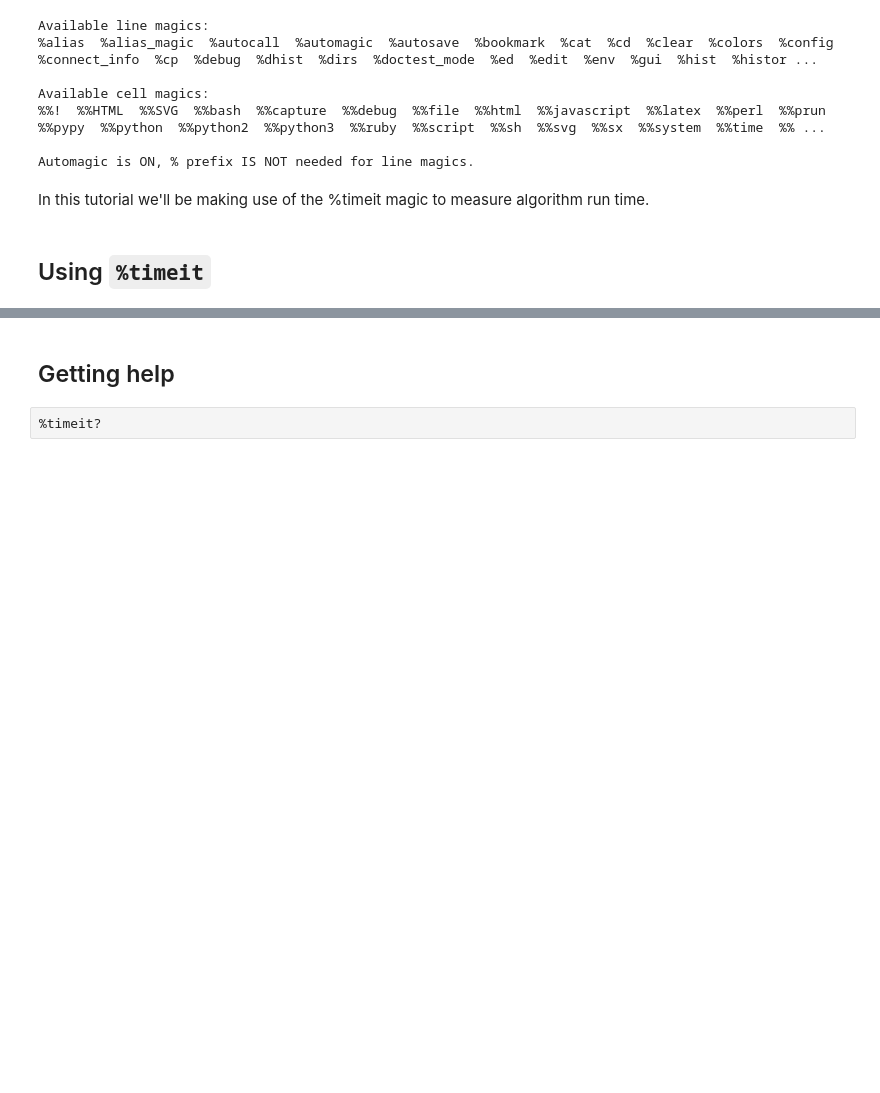
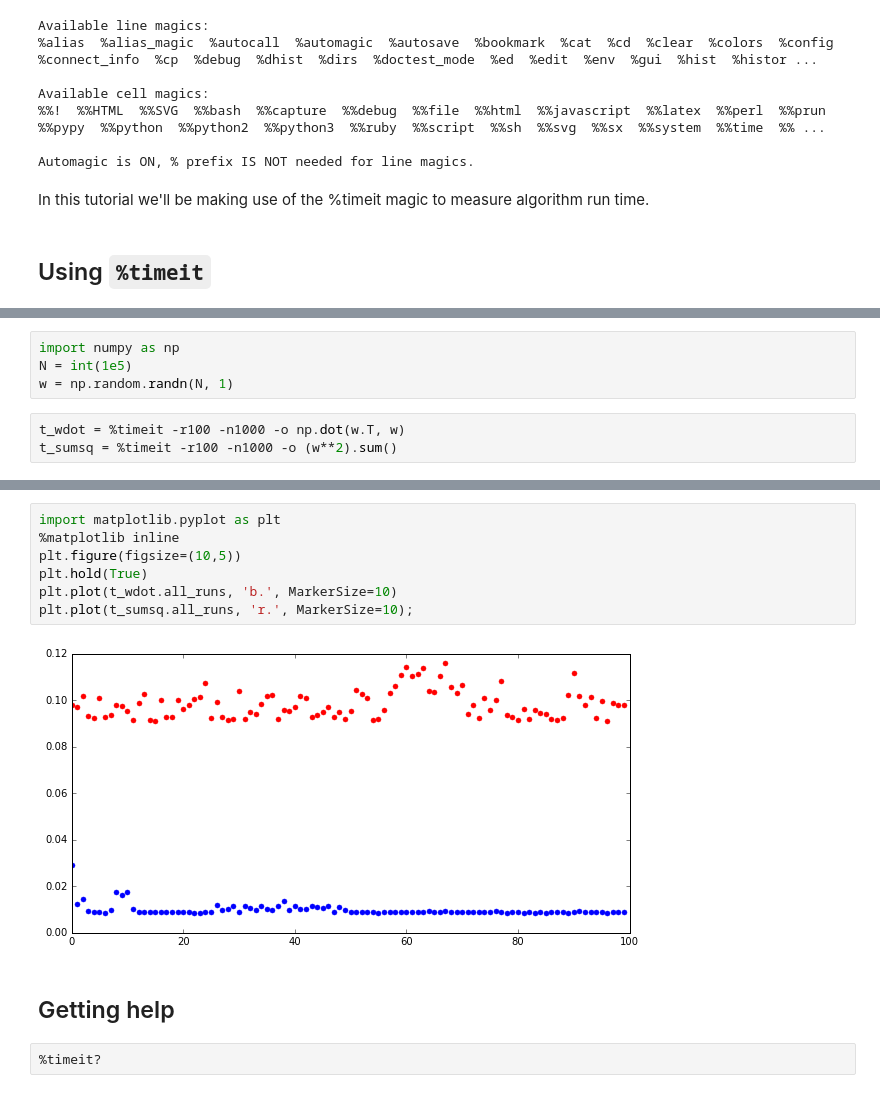
Before and after one commit to asberk/ubcs3, a Jupyter notebook: Python utilities.ipynb, the cells around one changed output, grey strips where cells are left out. Saved outputs shown, nothing was run; the diff lists cells and outputs as text; blank space fills up the shorter version.

```diff
--- a/Python utilities.ipynb
+++ b/Python utilities.ipynb
@@ -36,0 +37,7 @@ from functools import reduce
+# %%
+import numpy as np
+N = int(1e5)
+w = np.random.randn(N, 1)
+# %%
+t_wdot = %timeit -r100 -n1000 -o np.dot(w.T, w)
+t_sumsq = %timeit -r100 -n1000 -o (w**2).sum()
@@ -37,3 +47,12 @@ from functools import reduce
+# %%
+import matplotlib.pyplot as plt
+%matplotlib inline
+plt.figure(figsize=(10,5))
+plt.hold(True)
+plt.plot(t_wdot.all_runs, 'b.', MarkerSize=10)
+plt.plot(t_sumsq.all_runs, 'r.', MarkerSize=10);
+# %% [output]
+[figure, added]
 # %% [markdown]
 ## Getting help
 # %%
```
Also changed, not shown: parts of 12 cells of this notebook.
